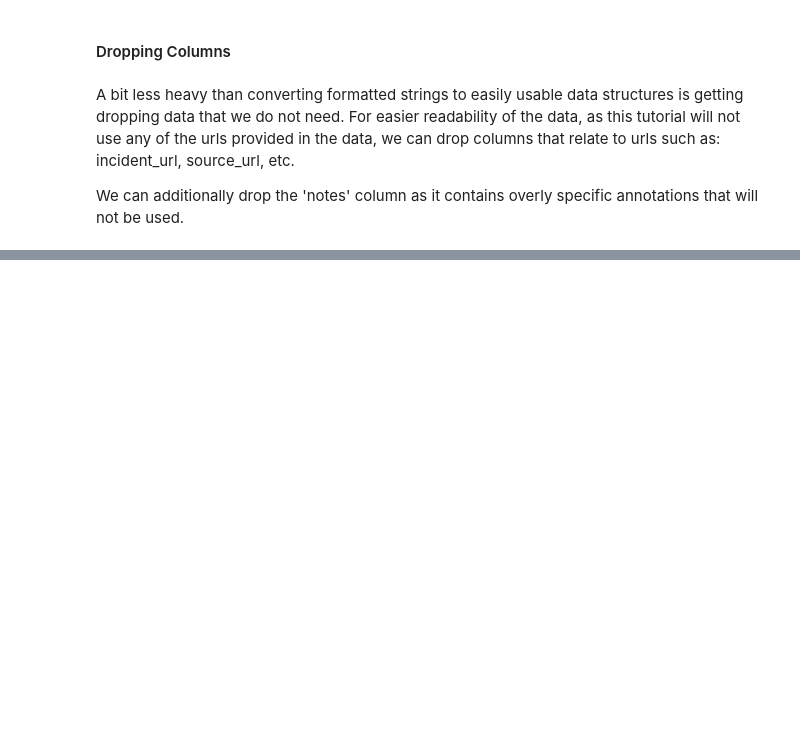
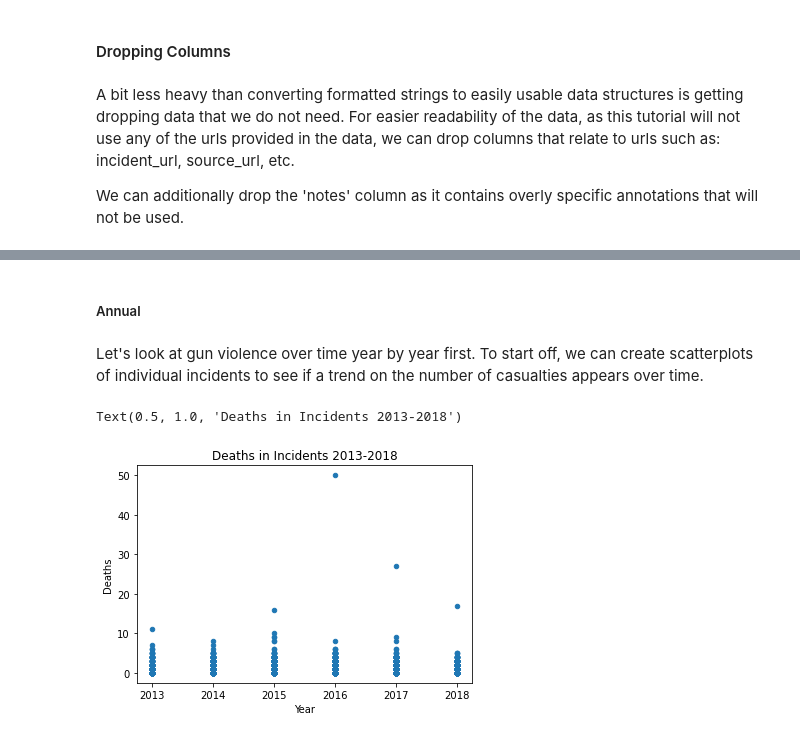
Before and after one commit to susanwen4no/susanwen4no.github.io, a Jupyter notebook: cmsc320/tutorial.ipynb, the cells around one changed output, grey strips where cells are left out. Drawn from its saved outputs; the diff is of its cells as text; code cells hidden in the pictures; blank space fills up the shorter version.

```diff
--- a/cmsc320/tutorial.ipynb
+++ b/cmsc320/tutorial.ipynb
@@ -82,3 +155,21 @@ def extract_dict(str):
+# %%
+# Loop through dict[int, str] columns to apply dict extraction from formatted string function
+# onto column in dataframe
+
+cols = ["gun_stolen",
+        "gun_type",
+        "participant_age_group",
+        "participant_gender",
+        "participant_relationship",
+        "participant_status",
+        "participant_type"]
+
+for col in cols:
+    data[col] = data[col].apply(lambda x: extract_dict(str=x))
+# %%
+# Apply dict[int, int] extraction from formatted string function onto column in dataframe
+
+data.participant_age = data.participant_age.apply(lambda x: extract_dict(str=x, int_int=True))
 # %% [markdown]
 #### Dropping Columns
 # %% [markdown]
@@ -90,5 +181,5 @@ data.drop(inplace=True, columns=['incident_url',
                                 'source_url',
                                 'incident_url_fields_missing',
                                 'sources',
-                                'notes'])
-data.head()
+                                'notes',
+                                'participant_name'])
@@ -104,0 +213,20 @@ Although I currently drop this data, this does not mean that all remaining colum
+# %%
+# Make a copy of the data and extract the year and month into separate columns
+
+df = data.copy()
+df['year'] = df.date.apply(lambda x: datetime.datetime.strptime(x, "%Y-%m-%d").year)
+df['month'] = df.date.apply(lambda x: datetime.datetime.strptime(x, "%Y-%m-%d").month)
+# %% [markdown]
+##### Annual
+# %% [markdown]
+Let's look at gun violence over time year by year first. To start off, we can create scatterplots of individual incidents to see if a trend on the number of casualties appears over time.
+# %%
+# Plot using pandas matplotlib scatterplot
+
+ax = df.plot.scatter(x='year', y='n_killed')
+ax.set_xlabel('Year')
+ax.set_ylabel('Deaths')
+ax.set_title('Deaths in Incidents 2013-2018')
+# %% [output]
+Text(0.5, 1.0, 'Deaths in Incidents 2013-2018')
+[figure, added]
```
Also changed, not shown: parts of 70 cells of this notebook.
